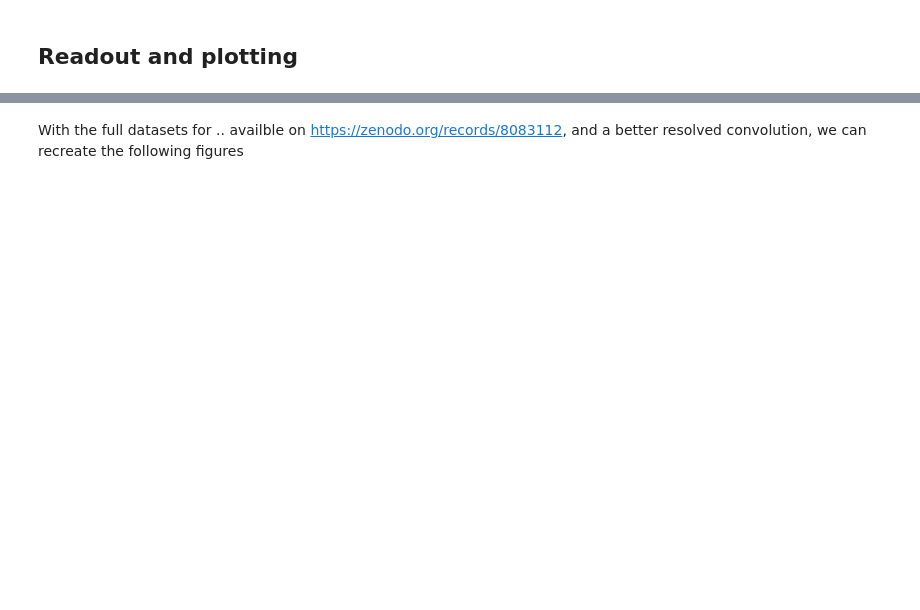
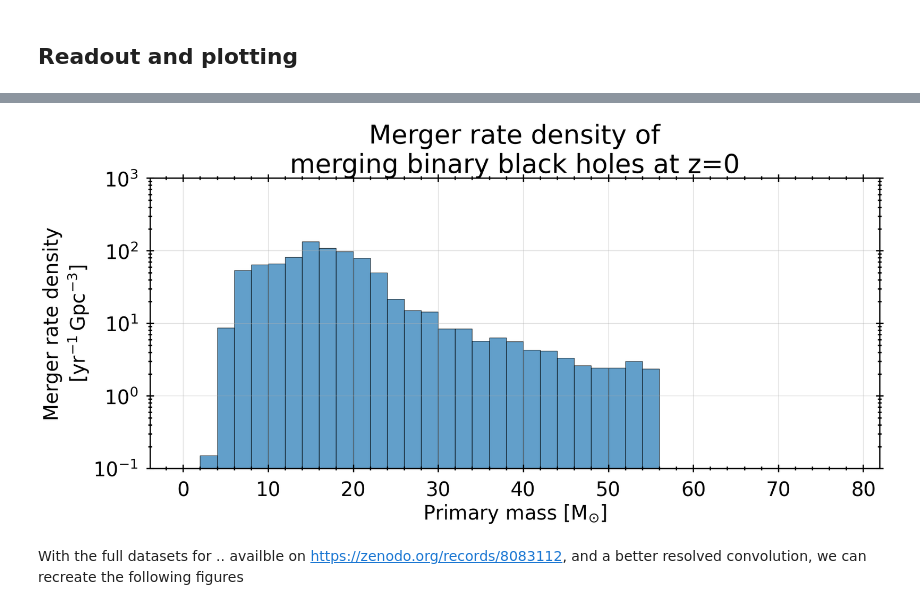
Before and after one commit to FloorBroekgaarden/growl-syntheticstellarpopconvolve, a Jupyter notebook: docs/source/examples/notebook_example_GW_merger_rate_density.ipynb, the cells around one changed output, grey strips where cells are left out. Drawn from its saved outputs; the diff is of its cells as text; code cells hidden in the pictures; blank space fills up the shorter version.

```diff
--- a/docs/source/examples/notebook_example_GW_merger_rate_density.ipynb
+++ b/docs/source/examples/notebook_example_GW_merger_rate_density.ipynb
@@ -203,7 +203,7 @@ convolution_config["convolution_instructions"] = [
         "data_column_dict": {
             # required
             "normalized_yield": "number_per_solar_mass_values",
-            "delay_time": {"column_name": "delay_time_in_years", "unit": u.yr},
+            "delay_time": {"column_name": "delay_time_values_in_years", "unit": u.yr},
         },
     },
 ]
@@ -216,6 +216,3 @@ convolution_config["convolution_redshift_bin_edges"] = np.array([0, 0.25])
 
 # store
 convolution_config["SFR_info"] = sfr_dict
-
-# convolve
-convolve(config=convolution_config)
@@ -297,2 +275,23 @@ Name: primary_mass, Length: 500, dtype: float64
+# %%
+primary_mass_bins = np.arange(0, 80, 2)
+
+
+
+#
+fig, ax = plt.subplots(figsize=(20,8))
+
+# Compute weighted histogram
+ax.hist(primary_mass_array, bins=primary_mass_bins, weights=yield_data, edgecolor='black', alpha=0.7)
+
+# Set axis labels and title
+ax.set_xlabel('Primary mass [{}]'.format(u.Msun.to_string("latex_inline")))
+ax.set_ylabel('Merger rate density\n[{}]'.format(unit_dict['yield'].to_string("latex_inline")))
+ax.set_title('Merger rate density of\nmerging binary black holes at z=0')
+ax.set_ylim(0.1, 1000)
+ax.set_yscale('log')
+
+plt.show()
+# %% [output]
+[figure, added]
 # %% [markdown]
 With the full datasets for .. availble on https://zenodo.org/records/8083112, and a better resolved convolution, we can recreate the following figures
```
Also changed, not shown: parts of 7 cells of this notebook, 8 other files.
